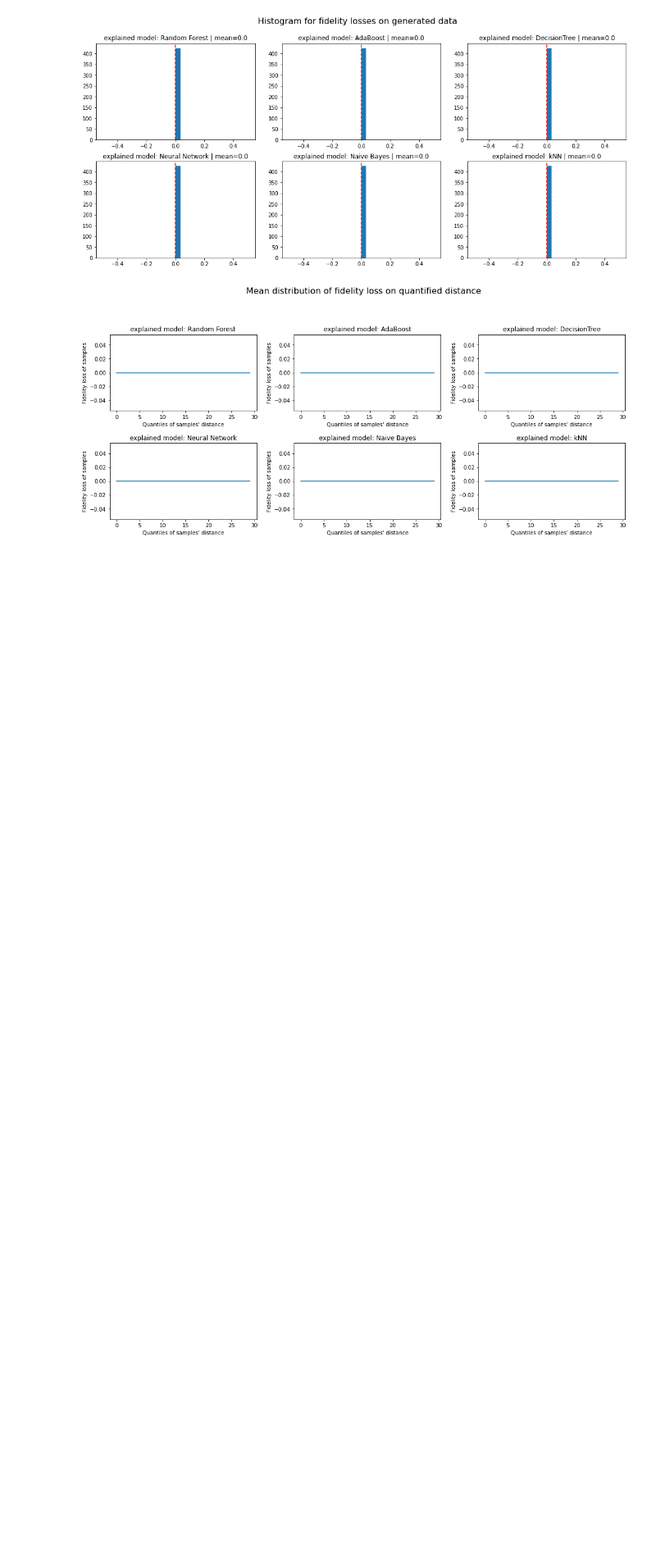
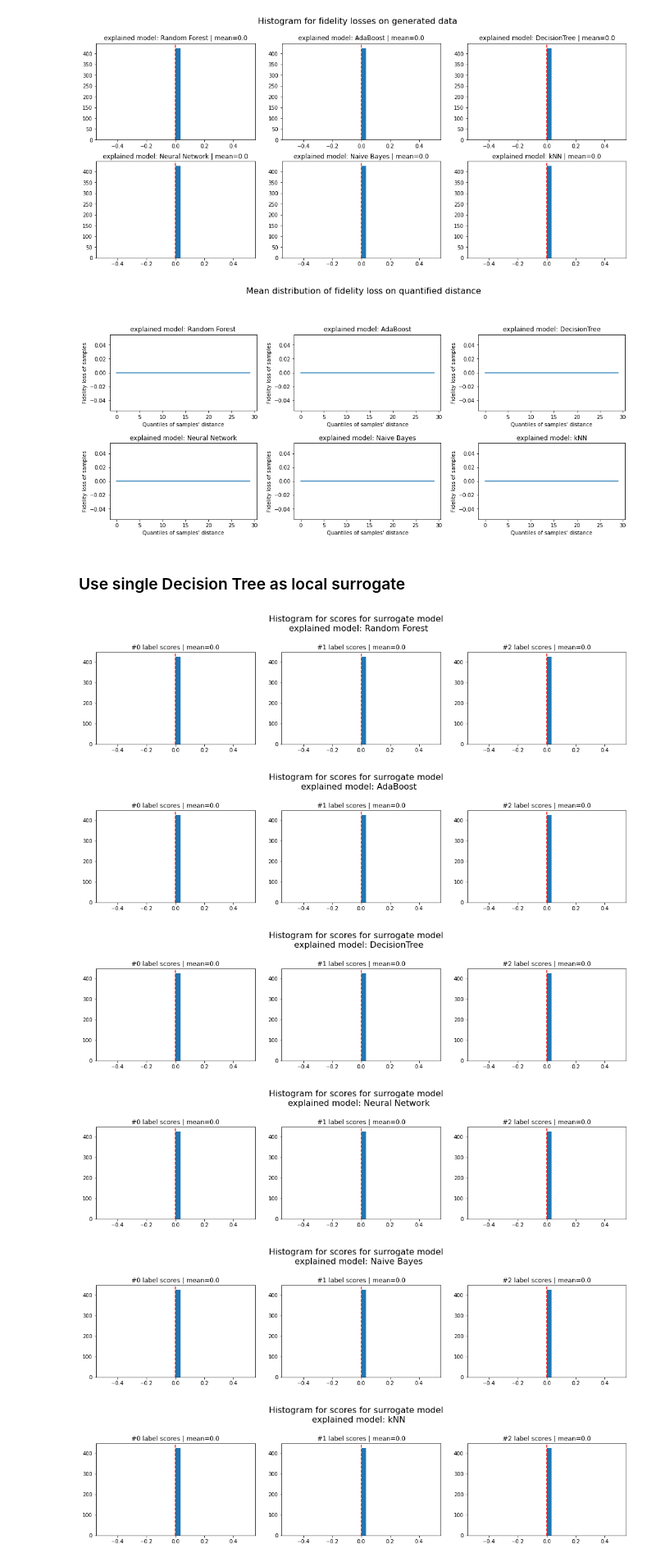
Before and after one commit to vonHousen/lime, a Jupyter notebook: doc/mod/notebooks/EfficiencyTest_FetalHealth.ipynb, the cells around one changed output. Shown at 82% size. Saved outputs shown, nothing was run; the diff lists cells and outputs as text; code cells hidden in the pictures; blank space fills up the shorter version.

Commit message:
Implemented single classifier as local surrogate.

```diff
--- a/doc/mod/notebooks/EfficiencyTest_FetalHealth.ipynb
+++ b/doc/mod/notebooks/EfficiencyTest_FetalHealth.ipynb
@@ -406,3 +407,9 @@ postprocessor_multiclassifier.plot_fidelity_losses_on_generated_data()
 postprocessor_multiclassifier.plot_fidelity_loss_distribution(domain_unit="Quantiles")
 # %% [output]
 [figure]
+# %% [markdown]
+
+
+
+
+### Use single Decision Tree as local surrogate
@@ -408,0 +483,9 @@ postprocessor_multiclassifier.plot_fidelity_loss_distribution(domain_unit="Quant
+# %%
+postprocessor_singleclassifier.plot_scores_for_surrogate_model()
+# %% [output]
+[figure, added]
+[figure, added]
+[figure, added]
+[figure, added]
+[figure, added]
+[figure, added]
```
Also changed, not shown: parts of 7 cells of this notebook, 12 other files.
